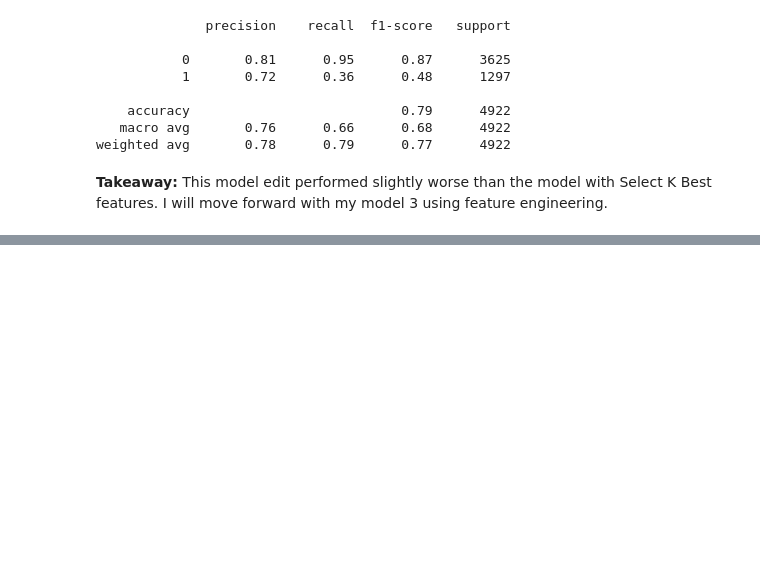
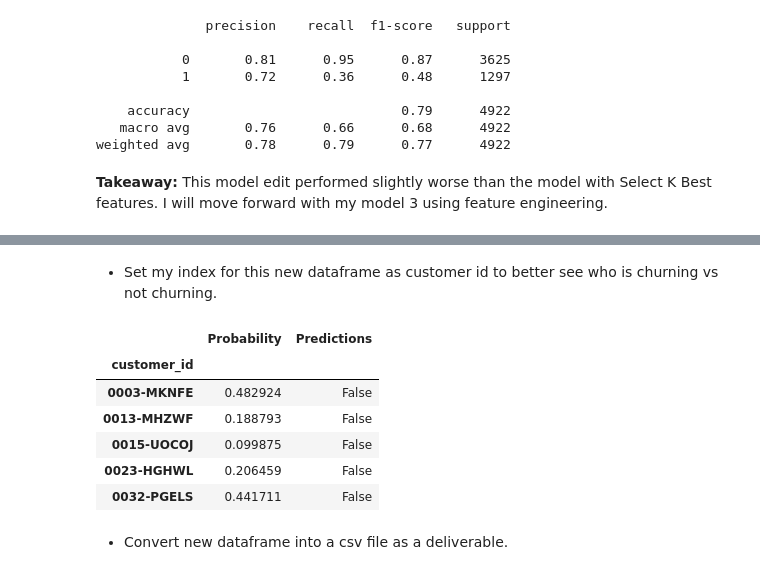
Before and after one commit to cari-holmes/telco-churn-project, a Jupyter notebook: final_churn_mvp.ipynb, the cells around one changed output, grey strips where cells are left out. Drawn from its saved outputs; the diff is of its cells as text; code cells hidden in the pictures; blank space fills up the shorter version.

Commit message:
updated finalmvp

```diff
--- a/final_churn_mvp.ipynb
+++ b/final_churn_mvp.ipynb
@@ -598,0 +603,5 @@ weighted avg       0.78      0.79      0.77      4922
+# %%
+X_kb_train = train_encode[['payment_type_id', 'contract_type_id', 'tenure', 'online_security', 'online_backup', 'device_protection', 'tech_support', 'paperless_billing', 'monthly_charges', 'total_charges']]
+y_kb_train = train_encode[['churn']]
+X_kb_test = test_encode[['payment_type_id', 'contract_type_id', 'tenure', 'online_security', 'online_backup', 'device_protection', 'tech_support', 'paperless_billing', 'monthly_charges', 'total_charges']]
+y_kb_test = test_encode[['churn']]
@@ -598,0 +650,2 @@ weighted avg       0.78      0.79      0.77      4922
+# %%
+df_final_csv = pd.concat([X_kb_train, X_kb_test])
@@ -598,0 +663,3 @@ weighted avg       0.78      0.79      0.77      4922
+# %%
+y_pred_proba = rf_kbest.predict_proba(df_final_csv)
+y_pred_proba
@@ -598,0 +676,3 @@ weighted avg       0.78      0.79      0.77      4922
+# %%
+y_predictions = pd.DataFrame({'Probability': y_pred_proba[:,1], 'Predictions': (y_pred_proba[:,1] >= .5) == 1})
+y_predictions.head()
@@ -598,0 +686,15 @@ weighted avg       0.78      0.79      0.77      4922
+# %% [markdown]
+- Set my index for this new dataframe as customer id to better see who is churning vs not churning.
+# %%
+y_predictions = y_predictions.set_index(df.index)
+y_predictions.head()
+# %% [output]
+|  | Probability | Predictions |
+| customer_id |  |  |
+| 0003-MKNFE | 0.482924 | False |
+| 0013-MHZWF | 0.188793 | False |
+| 0015-UOCOJ | 0.099875 | False |
+| 0023-HGHWL | 0.206459 | False |
+| 0032-PGELS | 0.441711 | False |
+# %% [markdown]
+- Convert new dataframe into a csv file as a deliverable.
```
Also changed, not shown: parts of 51 cells of this notebook.
